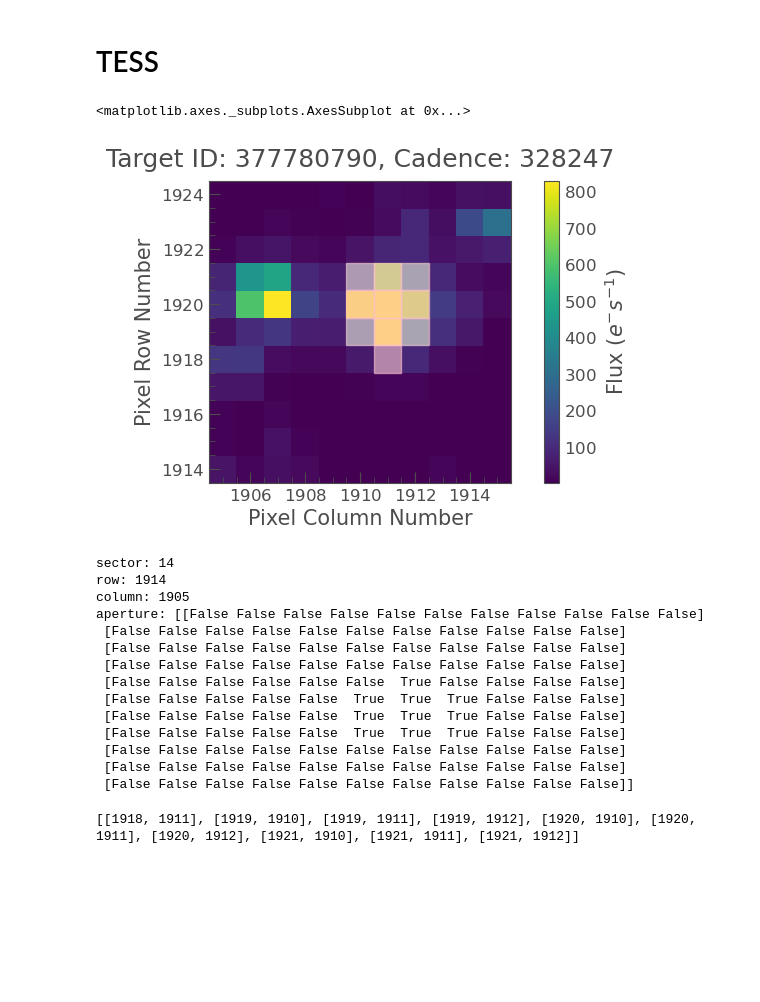
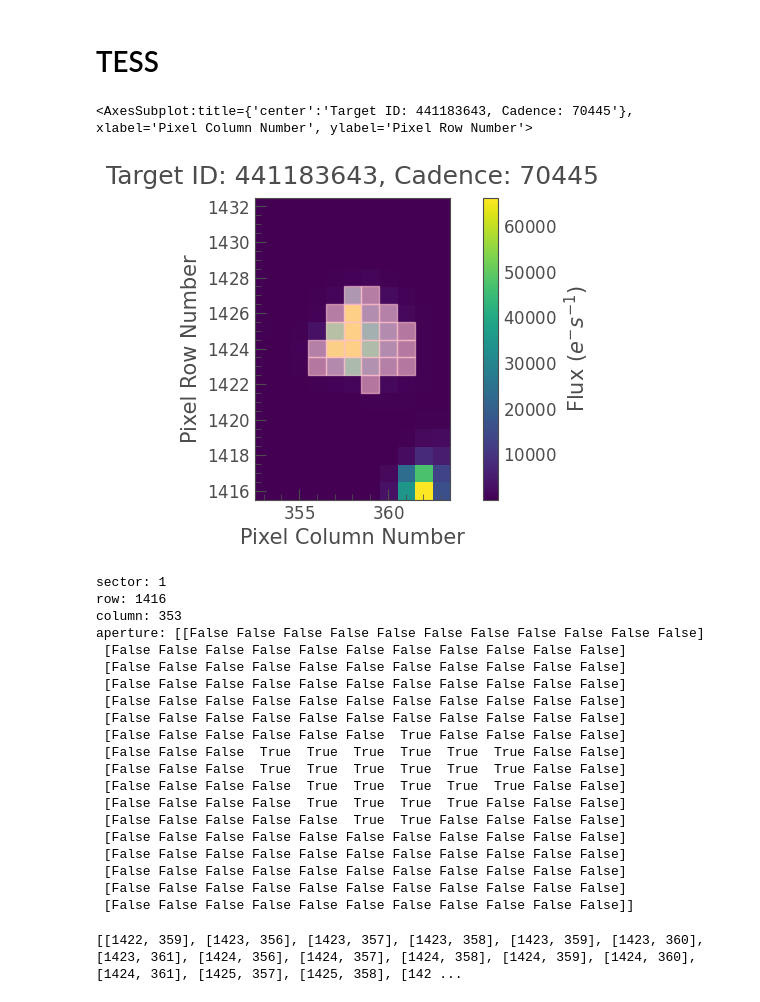
Before and after one commit to travisrmetz/w210, a Jupyter notebook: dataset-construction/lightkurve.ipynb, the cells around one changed output. Cells and saved outputs as stored; diff of their text form; code cells hidden in the pictures; blank space fills up the shorter version.

```diff
--- a/dataset-construction/lightkurve.ipynb
+++ b/dataset-construction/lightkurve.ipynb
@@ -27,28 +27,34 @@ exoplanet.plot()
 # %% [markdown]
 # TESS
 # %%
-pixels = lk.search_targetpixelfile(target="TIC 377780790", mission="TESS").download()
+pixels = lk.search_targetpixelfile(target="TIC 441183643", mission="TESS").download()
 pixels.plot(aperture_mask=pixels.pipeline_mask)
 # %% [output]
-<matplotlib.axes._subplots.AxesSubplot at 0x...>
+<AxesSubplot:title={'center':'Target ID: 441183643, Cadence: 70445'}, xlabel='Pixel Column Number', ylabel='Pixel Row Number'>
-[figure, old version]
+[figure, new version]
 # %%
 print("sector: " + str(pixels.sector))
 print("row: " + str(pixels.row))
 print("column: " + str(pixels.column))
 print("aperture: " + str(pixels.pipeline_mask))
 # %% [output]
-sector: 14
-row: 1914
-column: 1905
+sector: 1
+row: 1416
+column: 353
 aperture: [[False False False False False False False False False False False]
  [False False False False False False False False False False False]
  [False False False False False False False False False False False]
  [False False False False False False False False False False False]
+ [False False False False False False False False False False False]
+ [False False False False False False False False False False False]
  [False False False False False False  True False False False False]
- [False False False False False  True  True  True False False False]
- [False False False False False  True  True  True False False False]
- [False False False False False  True  True  True False False False]
+ [False False False  True  True  True  True  True  True False False]
+ [False False False  True  True  True  True  True  True False False]
+ [False False False False  True  True  True  True  True False False]
+ [False False False False  True  True  True  True False False False]
+ [False False False False False  True  True False False False False]
+ [False False False False False False False False False False False]
+ [False False False False False False False False False False False]
  [False False False False False False False False False False False]
  [False False False False False False False False False False False]
  [False False False False False False False False False False False]]
@@ -64,7 +70,7 @@ for row in pixels.pipeline_mask:
     current_row = current_row + 1
 print(aperture_list)
 # %% [output]
-[[1918, 1911], [1919, 1910], [1919, 1911], [1919, 1912], [1920, 1910], [1920, 1911], [1920, 1912], [1921, 1910], [1921, 1911], [1921, 1912]]
+[[1422, 359], [1423, 356], [1423, 357], [1423, 358], [1423, 359], [1423, 360], [1423, 361], [1424, 356], [1424, 357], [1424, 358], [1424, 359], [1424, 360], [1424, 361], [1425, 357], [1425, 358], [142 ...
 # %%
 lightcurve = pixels.to_lightcurve()
 lightcurve.plot()
```
Also changed, not shown: parts of 2 cells of this notebook, 4 other files.
